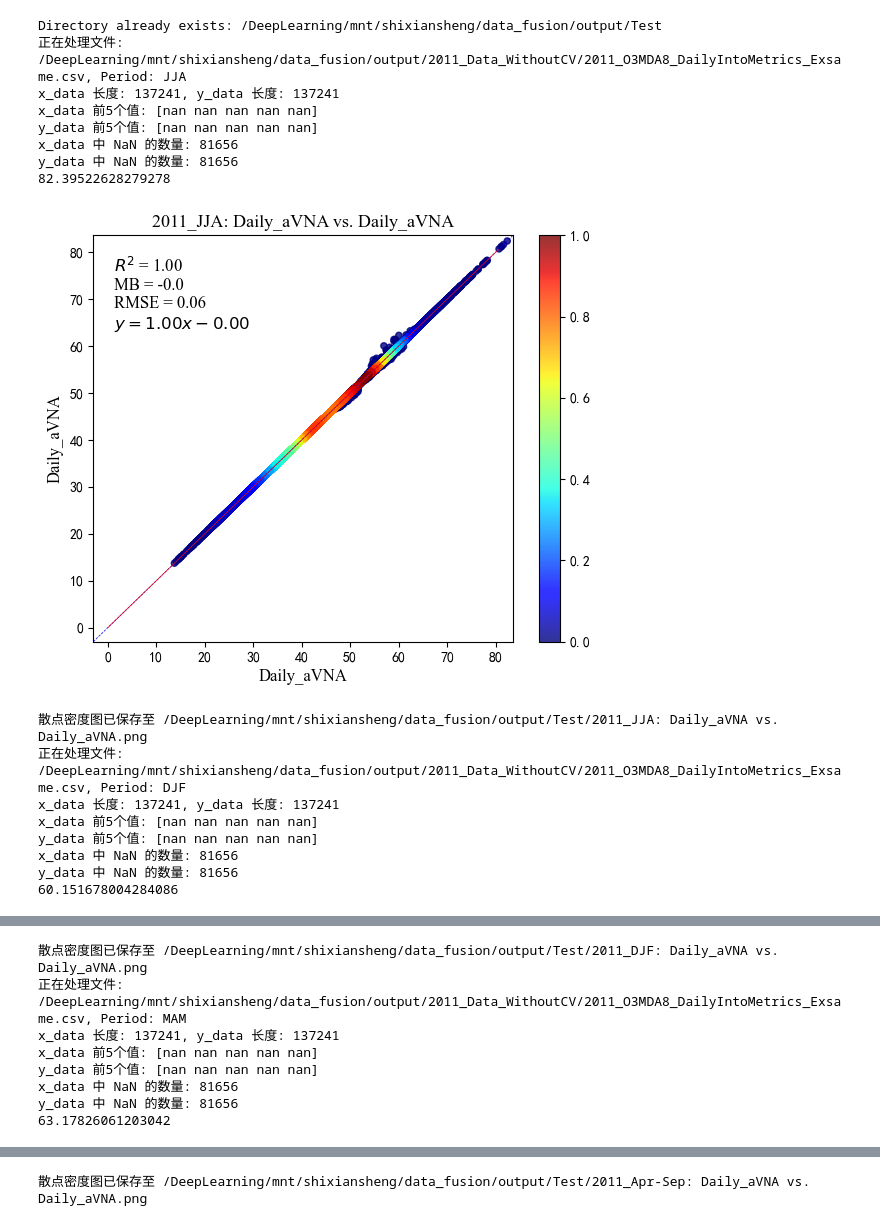
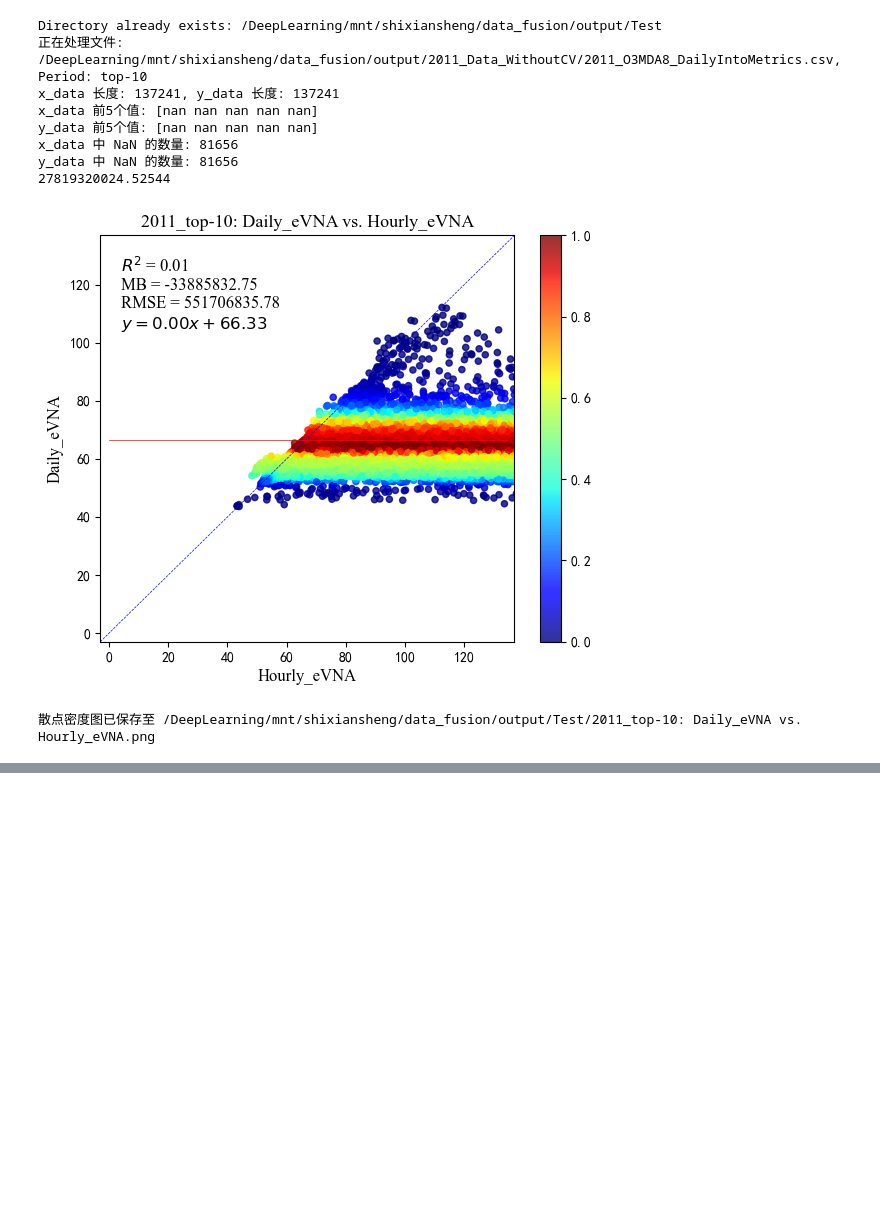
Before and after one commit to YuanTouMaoDie/O3MAT, a Jupyter notebook: 6_PictureOTHER/Scatter_Diff_LINGHUO.ipynb, the cells around one changed output, grey strips where cells are left out. Cells and saved outputs as stored; diff of their text form; code cells hidden in the pictures; blank space fills up the shorter version.

```diff
--- a/6_PictureOTHER/Scatter_Diff_LINGHUO.ipynb
+++ b/6_PictureOTHER/Scatter_Diff_LINGHUO.ipynb
@@ -128,7 +128,7 @@ def plot_density_scatter(dataframe_x, dataframe_y, x_column, y_column, period_co
     max_val = max(valid_x_data.max(), valid_y_data.max())
     # 调整x和y轴一样并添加余量，如果数据差别不大
     print(max_val)
-    max_val = 80.6
+    max_val = 134
     max_val1 = max_val + 3
     ax.set_xlim(-3, max_val1)
     ax.set_ylim(-3, max_val1)
@@ -210,10 +210,11 @@ def process_file(fusion_output_file, x_axis_file):
     # variables = ['vna_ozone', 'evna_ozone', 'avna_ozone']
     # comparisons = list(itertools.combinations(variables, 2))
 
-    comparisons = [('avna_ozone', 'avna_ozone')]
+    comparisons = [('evna_ozone', 'evna_ozone')]
     # comparisons = [('Conc','model'),('Conc','vna_ozone'),('Conc','evna_ozone'),('Conc','avna_ozone'),('Conc','ds_ozone')]
     # print(comparisons)
-    keywords = ["JJA", "DJF", "MAM", "SON", 'Annual', 'Apr-Sep']
+    keywords = ["DJF", "MAM", "JJA", "SON", 'Annual', 'Apr-Sep', 'top-10']
+    keywords = ["top-10"]
 
     # 提取年份
     year_x = get_year(x_axis_file)
@@ -236,43 +237,36 @@ def process_file(fusion_output_file, x_axis_file):
         print(f"Directory already exists: {output_dir}")
 
     output_csv_path = os.path.join(output_dir, '2018_CV.csv')
 
     # 遍历每个关键字并绘制图形
     for keyword in keywords:
         for x_column, y_column in comparisons:
             plot_density_scatter(df_data_x, df_data_y, x_column, y_column, period_column, output_dir, keyword,
                                  fusion_output_file, output_csv_path)
 
 
 if __name__ == "__main__":
     # 输入文件
     fusion_output_files = [
-        "/DeepLearning/mnt/shixiansheng/data_fusion/output/2011_Data_WithoutCV/2011_O3MDA8_DailyIntoMetrics_Exsame.csv",
+        "/DeepLearning/mnt/shixiansheng/data_fusion/output/2011_Data_WithoutCV/2011_O3MDA8_DailyIntoMetrics.csv",
     ]
-    x_axis_file = "/DeepLearning/mnt/shixiansheng/data_fusion/output/DailyData_WithoutCV/2011_O3MDA8_DailyIntoMetrics.csv"
+    x_axis_file = "/DeepLearning/mnt/shixiansheng/data_fusion/output/2011_Data_WithoutCV/2011_O3MDA8_HourlyIntoDailyIntoMetrics.csv"
 
     # fusion_output_files = [
     #     "/DeepLearning/mnt/shixiansheng/data_fusion/output/W126/2011_W126_ST_AtF.csv",
     # ]
     # x_axis_file = "/DeepLearning/mnt/shixiansheng/data_fusion/output/W126/W126_CMAQ_2011_March_October.csv"
 
     for file in fusion_output_files:
         process_file(file, x_axis_file)
 # %% [output]
 Directory already exists: /DeepLearning/mnt/shixiansheng/data_fusion/output/Test
-正在处理文件: /DeepLearning/mnt/shixiansheng/data_fusion/output/2011_Data_WithoutCV/2011_O3MDA8_DailyIntoMetrics_Exsame.csv, Period: JJA
+正在处理文件: /DeepLearning/mnt/shixiansheng/data_fusion/output/2011_Data_WithoutCV/2011_O3MDA8_DailyIntoMetrics.csv, Period: top-10
 x_data 长度: 137241, y_data 长度: 137241
 x_data 前5个值: [nan nan nan nan nan]
 y_data 前5个值: [nan nan nan nan nan]
 x_data 中 NaN 的数量: 81656
 y_data 中 NaN 的数量: 81656
-82.39522628279278
+27819320024.52544
-[figure, old version]
+[figure, new version]
-散点密度图已保存至 /DeepLearning/mnt/shixiansheng/data_fusion/output/Test/2011_JJA: Daily_aVNA vs. Daily_aVNA.png
-正在处理文件: /DeepLearning/mnt/shixiansheng/data_fusion/output/2011_Data_WithoutCV/2011_O3MDA8_DailyIntoMetrics_Exsame.csv, Period: DJF
-x_data 长度: 137241, y_data 长度: 137241
-x_data 前5个值: [nan nan nan nan nan]
-y_data 前5个值: [nan nan nan nan nan]
-x_data 中 NaN 的数量: 81656
-y_data 中 NaN 的数量: 81656
-60.151678004284086
+散点密度图已保存至 /DeepLearning/mnt/shixiansheng/data_fusion/output/Test/2011_top-10: Daily_eVNA vs. Hourly_eVNA.png
@@ -280,8 +272,0 @@ y_data 中 NaN 的数量: 81656
-散点密度图已保存至 /DeepLearning/mnt/shixiansheng/data_fusion/output/Test/2011_DJF: Daily_aVNA vs. Daily_aVNA.png
-正在处理文件: /DeepLearning/mnt/shixiansheng/data_fusion/output/2011_Data_WithoutCV/2011_O3MDA8_DailyIntoMetrics_Exsame.csv, Period: MAM
-x_data 长度: 137241, y_data 长度: 137241
-x_data 前5个值: [nan nan nan nan nan]
-y_data 前5个值: [nan nan nan nan nan]
-x_data 中 NaN 的数量: 81656
-y_data 中 NaN 的数量: 81656
-63.17826061203042
@@ -316 +272,0 @@ y_data 中 NaN 的数量: 81656
-散点密度图已保存至 /DeepLearning/mnt/shixiansheng/data_fusion/output/Test/2011_Apr-Sep: Daily_aVNA vs. Daily_aVNA.png
```
Also changed, not shown: parts of 1 cell of this notebook, 24 other files.
